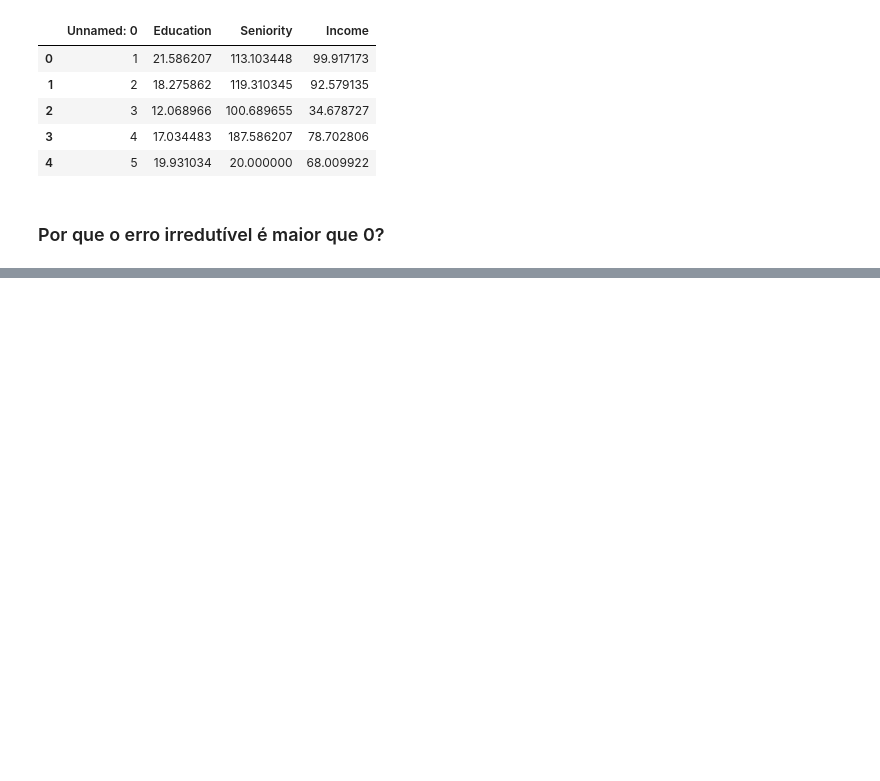
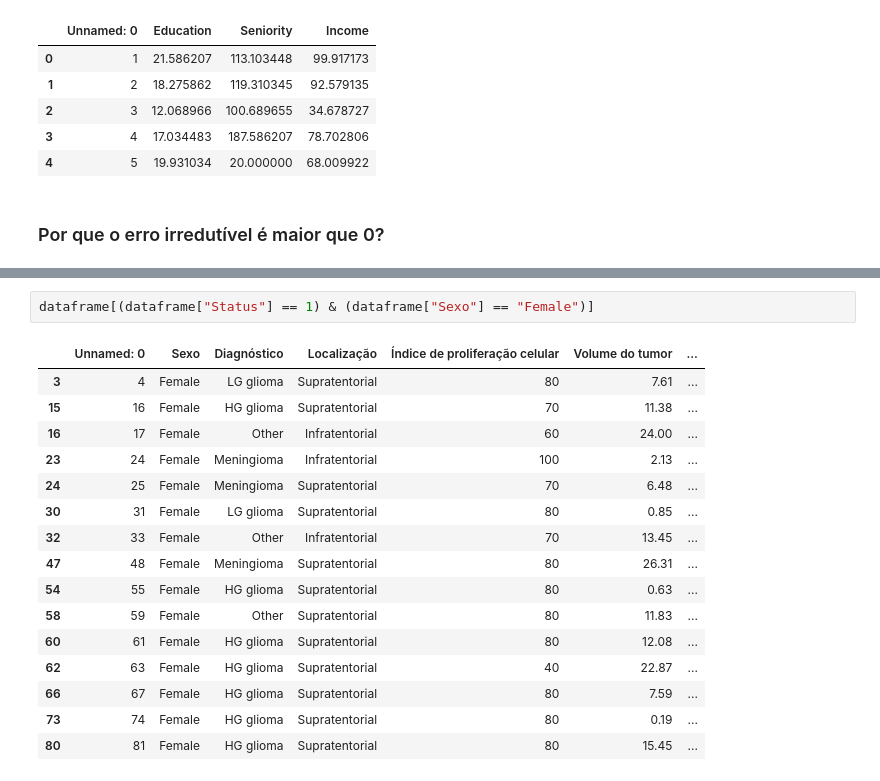
Before and after one commit to thiagocaveglion/introduction_to_statistical_learning, a Jupyter notebook: capitulo_2/capitulo_2.ipynb, the cells around one changed output, grey strips where cells are left out. Cells and saved outputs as stored; diff of their text form; blank space fills up the shorter version.

```diff
--- a/capitulo_2/capitulo_2.ipynb
+++ b/capitulo_2/capitulo_2.ipynb
@@ -80,0 +136,19 @@ plt.show()
+# %%
+dataframe[(dataframe["Status"] == 1) & (dataframe["Sexo"] == "Female")]
+# %% [output]
+|  | Unnamed: 0 | Sexo | Diagnóstico | Localização | Índice de proliferação celular | Volume do tumor | ... |
+| 3 | 4 | Female | LG glioma | Supratentorial | 80 | 7.61 | ... |
+| 15 | 16 | Female | HG glioma | Supratentorial | 70 | 11.38 | ... |
+| 16 | 17 | Female | Other | Infratentorial | 60 | 24.00 | ... |
+| 23 | 24 | Female | Meningioma | Infratentorial | 100 | 2.13 | ... |
+| 24 | 25 | Female | Meningioma | Supratentorial | 70 | 6.48 | ... |
+| 30 | 31 | Female | LG glioma | Supratentorial | 80 | 0.85 | ... |
+| 32 | 33 | Female | Other | Infratentorial | 70 | 13.45 | ... |
+| 47 | 48 | Female | Meningioma | Supratentorial | 80 | 26.31 | ... |
+| 54 | 55 | Female | HG glioma | Supratentorial | 80 | 0.63 | ... |
+| 58 | 59 | Female | Other | Supratentorial | 80 | 11.83 | ... |
+| 60 | 61 | Female | HG glioma | Supratentorial | 80 | 12.08 | ... |
+| 62 | 63 | Female | HG glioma | Supratentorial | 40 | 22.87 | ... |
+| 66 | 67 | Female | HG glioma | Supratentorial | 80 | 7.59 | ... |
+| 73 | 74 | Female | HG glioma | Supratentorial | 80 | 0.19 | ... |
+| 80 | 81 | Female | HG glioma | Supratentorial | 80 | 15.45 | ... |
```
Also changed, not shown: parts of 6 cells of this notebook, 1 other file.
